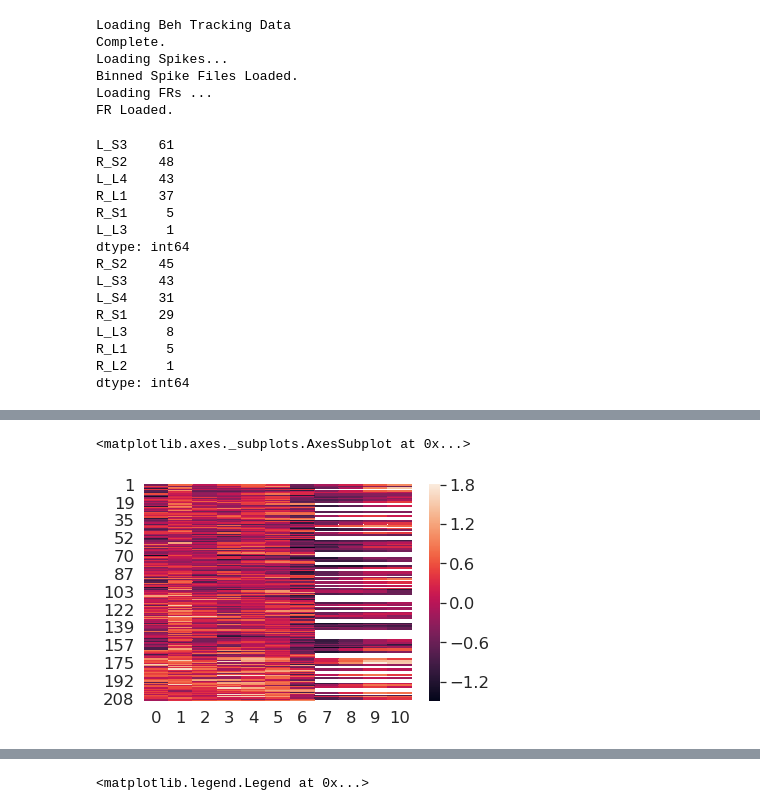
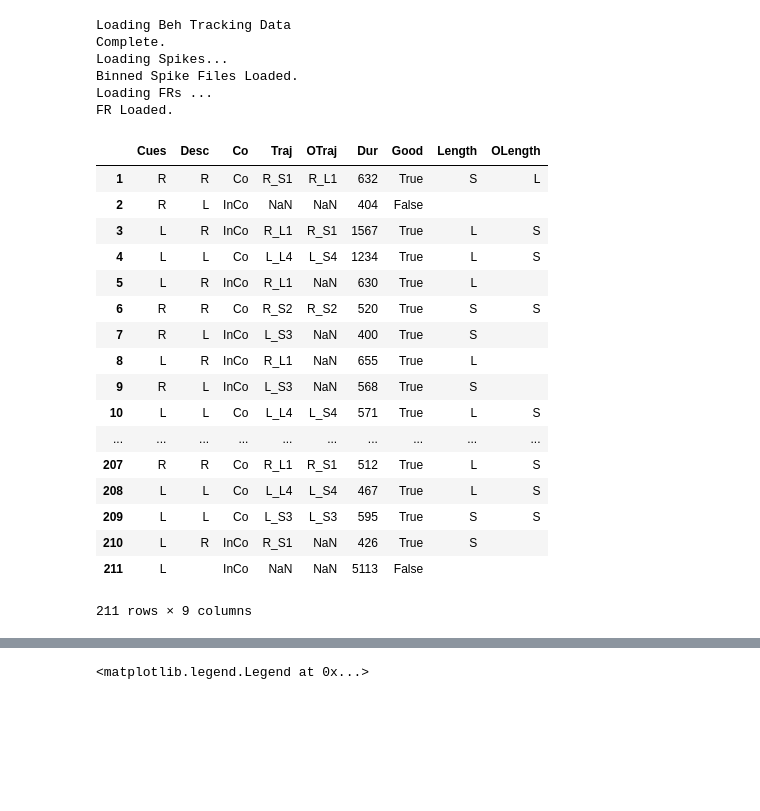
Before and after one commit to alexgonzl/TreeMazeAnalyses, a Jupyter notebook: Notebooks/Trials_Structures_Zones.ipynb, the cells around one changed output, grey strips where cells are left out. Cells and saved outputs as stored; diff of their text form; code cells hidden in the pictures; blank space fills up the shorter version.

```diff
--- a/Notebooks/Trials_Structures_Zones.ipynb
+++ b/Notebooks/Trials_Structures_Zones.ipynb
@@ -358,28 +448,0 @@ with TrInfo_Fn.open(mode='wb') as f:
-# %%
-a=list(TrSeqs.values())
-vTr = np.array(vTr)
-apd = pd.Series(a)
-print(apd.iloc[vTr-1].value_counts())
-
-a=list(OffTrSeqs.values())
-vOTr = np.array(vOTr)
-apd = pd.Series(a)
-print(apd.iloc[vOTr-1].value_counts())
-
-#apd.iloc[vTr]
-# %% [output]
-L_S3    61
-R_S2    48
-L_L4    43
-R_L1    37
-R_S1     5
-L_L3     1
-dtype: int64
-R_S2    45
-L_S3    43
-L_S4    31
-R_S1    29
-L_L3     8
-R_L1     5
-R_L2     1
-dtype: int64
@@ -386,3 +479,24 @@ dtype: int64
+# %%
+TrCondMat
+# %% [output]
+|  | Cues | Desc | Co | Traj | OTraj | Dur | Good | Length | OLength |
+| 1 | R | R | Co | R_S1 | R_L1 | 632 | True | S | L |
+| 2 | R | L | InCo | NaN | NaN | 404 | False |  |  |
+| 3 | L | R | InCo | R_L1 | R_S1 | 1567 | True | L | S |
+| 4 | L | L | Co | L_L4 | L_S4 | 1234 | True | L | S |
+| 5 | L | R | InCo | R_L1 | NaN | 630 | True | L |  |
+| 6 | R | R | Co | R_S2 | R_S2 | 520 | True | S | S |
+| 7 | R | L | InCo | L_S3 | NaN | 400 | True | S |  |
+| 8 | L | R | InCo | R_L1 | NaN | 655 | True | L |  |
+| 9 | R | L | InCo | L_S3 | NaN | 568 | True | S |  |
+| 10 | L | L | Co | L_L4 | L_S4 | 571 | True | L | S |
+| ... | ... | ... | ... | ... | ... | ... | ... | ... | ... |
+| 207 | R | R | Co | R_L1 | R_S1 | 512 | True | L | S |
+| 208 | L | L | Co | L_L4 | L_S4 | 467 | True | L | S |
+| 209 | L | L | Co | L_S3 | L_S3 | 595 | True | S | S |
+| 210 | L | R | InCo | R_S1 | NaN | 426 | True | S |  |
+| 211 | L |  | InCo | NaN | NaN | 5113 | False |  |  |
+211 rows × 9 columns
 # %%
 # working version of long DF trialxPos matrix. this takes either short or long trajectories in the outbound but only short trajectories inbound
 nMaxPos = 11
@@ -487,17 +601,6 @@ Data
 | 6961 | 2319 | NaN | NaN | NaN | NaN | NaN | NaN | NaN | NaN | NaN | ... | ... |
 | 6962 | 2320 | NaN | NaN | NaN | NaN | NaN | NaN | NaN | NaN | NaN | ... | ... |
 6963 rows × 33 columns
-# %%
-subset = Data['IO']=='Out'
-xx=Data.loc[subset][cellCols+['trID','Pos']].pivot(index='trID',columns='Pos')
-xx.values.shape
-cl = U['Desc']
-lut = dict(zip(cl.unique(),'mk'))
-row_colors = cl.map(lut)
-g=sns.clustermap(U[PCs[0:]],row_colors=row_colors,center=0, cmap="vlag",metric='correlation',method='weighted')
-# %% [output]
-<matplotlib.axes._subplots.AxesSubplot at 0x...>
-[figure, removed]
 # %%
 nMaxPos = 11
 nTr =len(TrialInfo['All']['Trials'])
```
Also changed, not shown: parts of 21 cells of this notebook, 10 other files.
